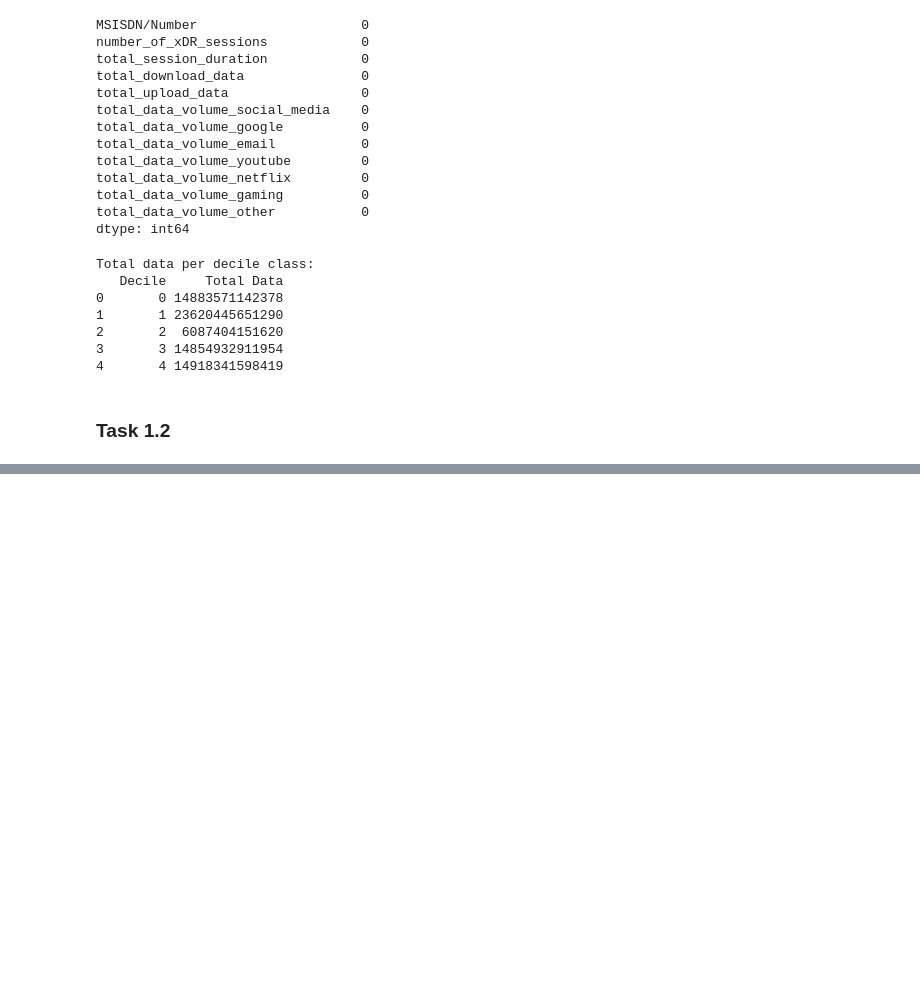
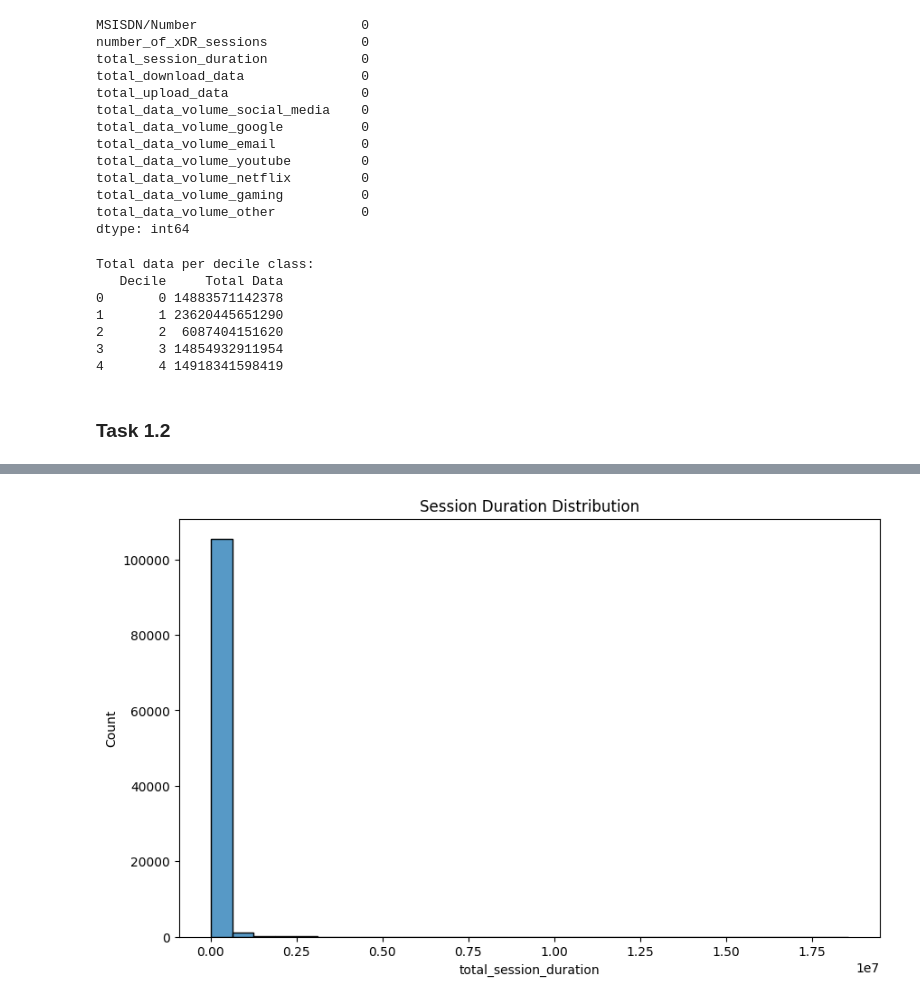
Before and after one commit to getahunTiruneh/TellCo-Telecom-Analysis, a Jupyter notebook: notebooks/user_overview_analysis.ipynb, the cells around one changed output, grey strips where cells are left out. Drawn from its saved outputs; the diff is of its cells as text; code cells hidden in the pictures; blank space fills up the shorter version.

```diff
--- a/notebooks/user_overview_analysis.ipynb
+++ b/notebooks/user_overview_analysis.ipynb
@@ -368,0 +271,12 @@ TypeError: can only concatenate str (not "int") to str
+# %%
+# Non-Graphical Univariate Analysis
+duration_variance = df['total_session_duration'].var()
+duration_std = df['total_session_duration'].std()
+
+# Graphical Analysis
+plt.figure(figsize=(10, 6))
+sns.histplot(df['total_session_duration'], bins=30)
+plt.title('Session Duration Distribution')
+plt.show()
+# %% [output]
+[figure, added]
```
Also changed, not shown: parts of 8 cells of this notebook.
